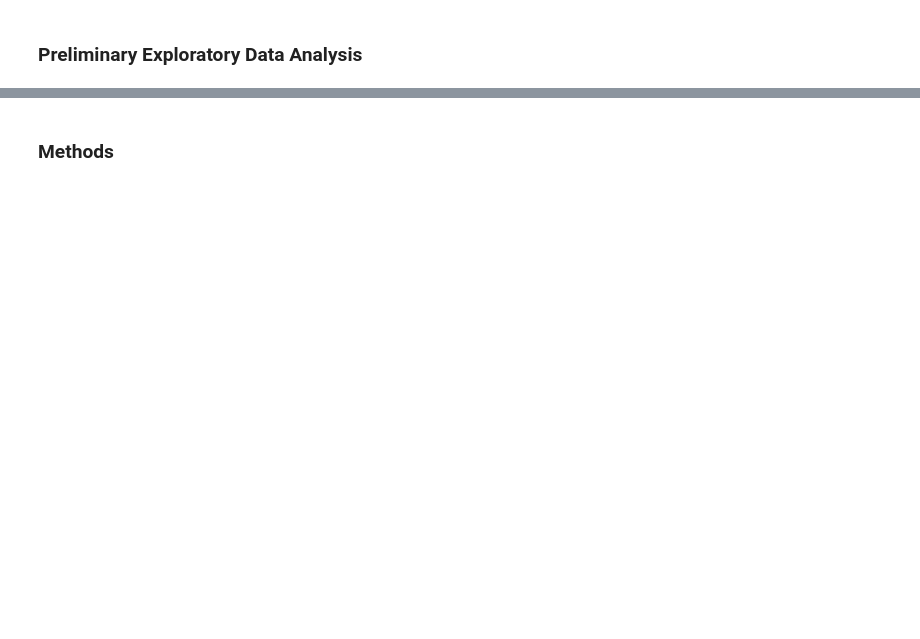
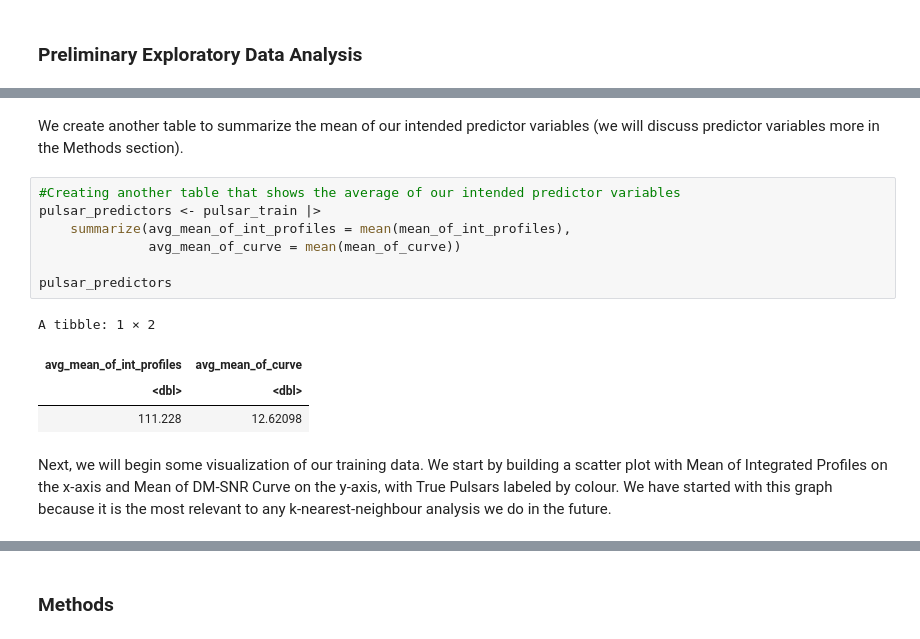
Before and after one commit to HarlH/Classification, a Jupyter notebook: Project_Proposal_new.ipynb, the cells around one changed output, grey strips where cells are left out. Saved outputs shown, nothing was run; the diff lists cells and outputs as text; blank space fills up the shorter version.

```diff
--- a/Project_Proposal_new.ipynb
+++ b/Project_Proposal_new.ipynb
@@ -81,6 +106,22 @@ A tibble: 2 × 2
 | <fct> | <int> |
 | 0 | 12207 |
 | 1 | 1216 |
+# %% [markdown]
+We create another table to summarize the mean of our intended predictor variables (we will discuss predictor variables more in the Methods section).
+# %%
+#Creating another table that shows the average of our intended predictor variables
+pulsar_predictors <- pulsar_train |>
+    summarize(avg_mean_of_int_profiles = mean(mean_of_int_profiles),
+              avg_mean_of_curve = mean(mean_of_curve))
+
+pulsar_predictors
+# %% [output]
+A tibble: 1 × 2
+| avg_mean_of_int_profiles | avg_mean_of_curve |
+| <dbl> | <dbl> |
+| 111.228 | 12.62098 |
+# %% [markdown]
+Next, we will begin some visualization of our training data. We start by building a scatter plot with Mean of Integrated Profiles on the x-axis and Mean of DM-SNR Curve on the y-axis, with True Pulsars labeled by colour. We have started with this graph because it is the most relevant to any k-nearest-neighbour analysis we do in the future.
 # %%
 #DO NOT REMOVE
 set.seed(9999)
```
Also changed, not shown: parts of 11 cells of this notebook, 1 other file.
